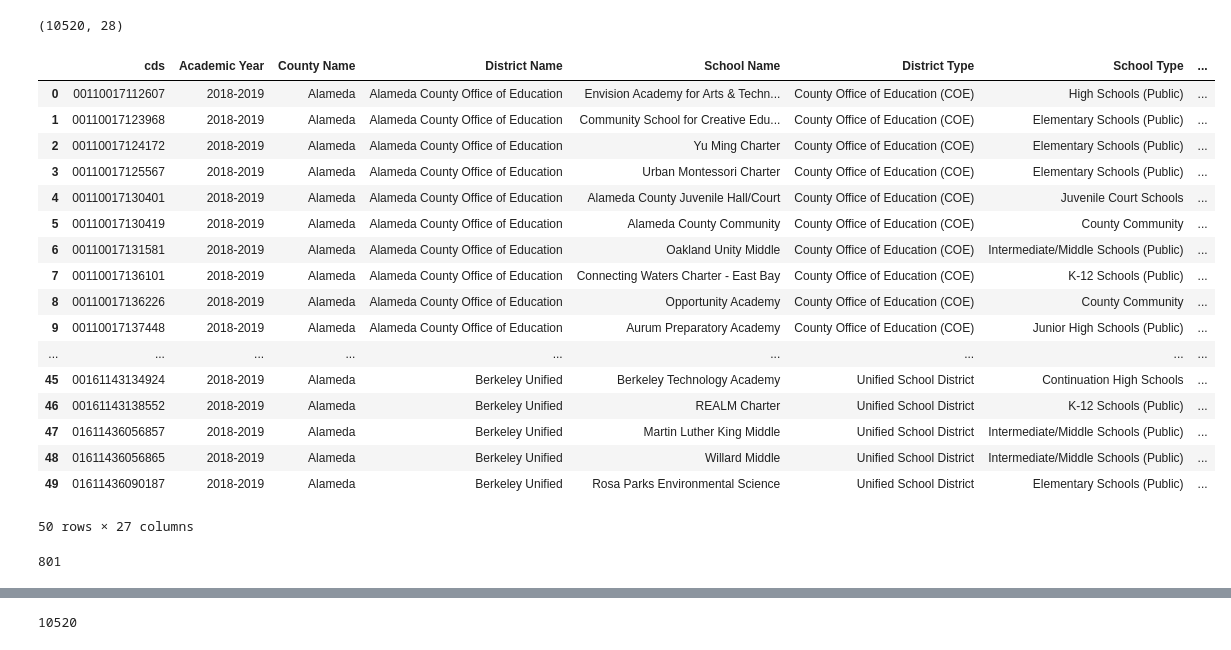
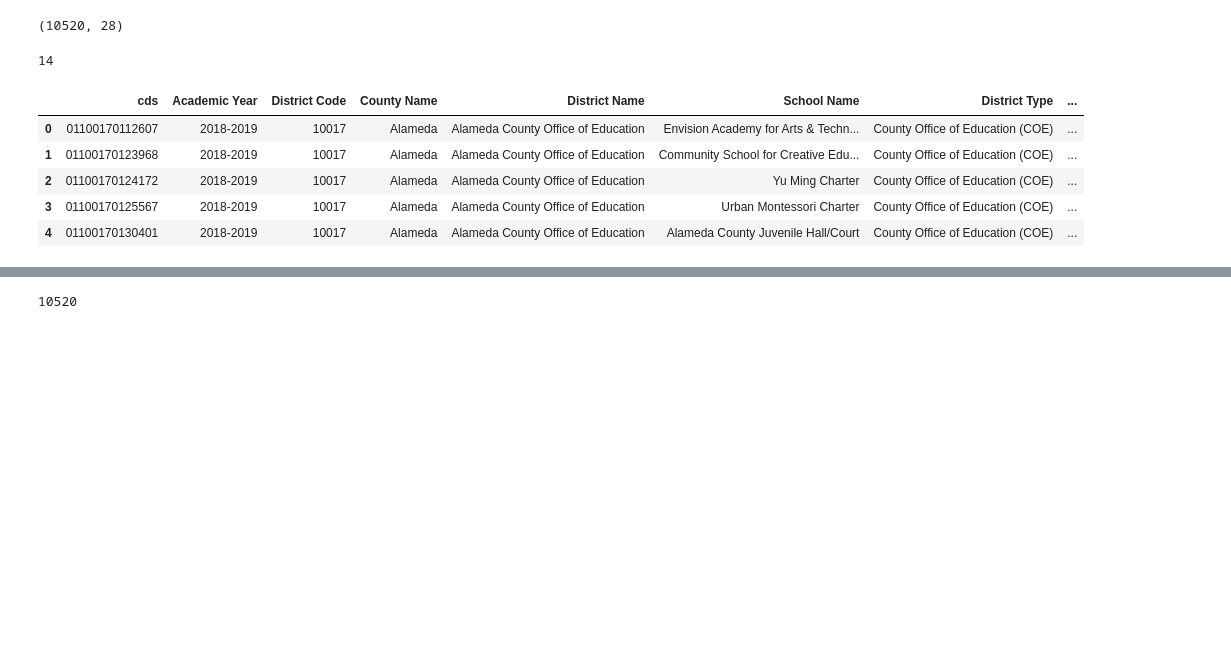
Before and after one commit to fiendskrah/finalcapstone, a Jupyter notebook: project.ipynb, the cells around one changed output, grey strips where cells are left out. Drawn from its saved outputs; the diff is of its cells as text; code cells hidden in the pictures; blank space fills up the shorter version.

```diff
--- a/project.ipynb
+++ b/project.ipynb
@@ -422,46 +480,44 @@ frpm.shape
 (10520, 28)
 # %%
 # renaming important columns
-frpm = frpm.rename(columns={'Percent (%) \nEligible FRPM \n(K-12)': 'percent_eligible_k12_frpm', 'Percent (%) \nEligible Free \n(K-12)': 'percent_eligible_k12_free'})
+frpm = frpm.rename(columns={'Percent (%) \nEligible FRPM \n(K-12)': 'percent_eligible_k12_frpm',
+                            'Percent (%) \nEligible Free \n(K-12)': 'percent_eligible_k12_free',
+                            'Percent (%) \nEligible FRPM \n(Ages 5-17)' : 'percent_eligible_by_age',
+                            'Enrollment \n(Ages 5-17)': 'enrollment_by_age',
+                            'FRPM Count \n(Ages 5-17)': 'frpm_count_by_age',
+                            'Free Meal \nCount \n(K-12)': 'free_count_by_age',
+
+                           })
 # %%
+# creating CDS code
 frpm['County Code'] = frpm['County Code'].astype(str)
+frpm['County Code'] = frpm['County Code'].apply(lambda x: '{0:0>2}'.format(x))
 frpm['District Code'] = frpm['District Code'].astype(str)
 frpm['School Code'] = frpm['School Code'].astype(str)
-# converting to string
+frpm['School Code'] = frpm['School Code'].apply(lambda x: '{0:0>7}'.format(x))
+# converting to strings, adding leading zeroes
 frpm['cds'] = frpm['County Code'] + frpm['District Code'] + frpm['School Code']
 # combining codes
-frpm['cds'] = frpm['cds'].apply(lambda x: '{0:0>14}'.format(x))
-#adding leading zero
+
 col_name1='cds'
 first_col1 = frpm.pop(col_name1)
 frpm.insert(0, col_name1, first_col1)
 # Moving to front
+
 frpm.drop('County Code', axis=1, inplace=True)
-frpm.drop('District Code', axis=1, inplace=True)
+# frpm.drop('District Code', axis=1, inplace=True)
 frpm.drop('School Code', axis=1, inplace=True)
 # dropping split codes
+# %%
+len(frpm['cds'].iloc[10519])
+# %% [output]
+14
 # %%
-frpm.head(50)
+frpm.head()
 # %% [output]
-|  | cds | Academic Year | County Name | District Name | School Name | District Type | School Type | ... |
-| 0 | 00110017112607 | 2018-2019 | Alameda | Alameda County Office of Education | Envision Academy for Arts & Techn... | County Office of Education (COE) | High Schools (Public) | ... |
-| 1 | 00110017123968 | 2018-2019 | Alameda | Alameda County Office of Education | Community School for Creative Edu... | County Office of Education (COE) | Elementary Schools (Public) | ... |
-| 2 | 00110017124172 | 2018-2019 | Alameda | Alameda County Office of Education | Yu Ming Charter | County Office of Education (COE) | Elementary Schools (Public) | ... |
-| 3 | 00110017125567 | 2018-2019 | Alameda | Alameda County Office of Education | Urban Montessori Charter | County Office of Education (COE) | Elementary Schools (Public) | ... |
-| 4 | 00110017130401 | 2018-2019 | Alameda | Alameda County Office of Education | Alameda County Juvenile Hall/Court | County Office of Education (COE) | Juvenile Court Schools | ... |
-| 5 | 00110017130419 | 2018-2019 | Alameda | Alameda County Office of Education | Alameda County Community | County Office of Education (COE) | County Community | ... |
-| 6 | 00110017131581 | 2018-2019 | Alameda | Alameda County Office of Education | Oakland Unity Middle | County Office of Education (COE) | Intermediate/Middle Schools (Public) | ... |
-| 7 | 00110017136101 | 2018-2019 | Alameda | Alameda County Office of Education | Connecting Waters Charter - East Bay | County Office of Education (COE) | K-12 Schools (Public) | ... |
-| 8 | 00110017136226 | 2018-2019 | Alameda | Alameda County Office of Education | Opportunity Academy | County Office of Education (COE) | County Community | ... |
-| 9 | 00110017137448 | 2018-2019 | Alameda | Alameda County Office of Education | Aurum Preparatory Academy | County Office of Education (COE) | Junior High Schools (Public) | ... |
-| ... | ... | ... | ... | ... | ... | ... | ... | ... |
-| 45 | 00161143134924 | 2018-2019 | Alameda | Berkeley Unified | Berkeley Technology Academy | Unified School District | Continuation High Schools | ... |
-| 46 | 00161143138552 | 2018-2019 | Alameda | Berkeley Unified | REALM Charter | Unified School District | K-12 Schools (Public) | ... |
-| 47 | 01611436056857 | 2018-2019 | Alameda | Berkeley Unified | Martin Luther King Middle | Unified School District | Intermediate/Middle Schools (Public) | ... |
-| 48 | 01611436056865 | 2018-2019 | Alameda | Berkeley Unified | Willard Middle | Unified School District | Intermediate/Middle Schools (Public) | ... |
-| 49 | 01611436090187 | 2018-2019 | Alameda | Berkeley Unified | Rosa Parks Environmental Science | Unified School District | Elementary Schools (Public) | ... |
+|  | cds | Academic Year | District Code | County Name | District Name | School Name | District Type | ... |
+| 0 | 01100170112607 | 2018-2019 | 10017 | Alameda | Alameda County Office of Education | Envision Academy for Arts & Techn... | County Office of Education (COE) | ... |
+| 1 | 01100170123968 | 2018-2019 | 10017 | Alameda | Alameda County Office of Education | Community School for Creative Edu... | County Office of Education (COE) | ... |
+| 2 | 01100170124172 | 2018-2019 | 10017 | Alameda | Alameda County Office of Education | Yu Ming Charter | County Office of Education (COE) | ... |
+| 3 | 01100170125567 | 2018-2019 | 10017 | Alameda | Alameda County Office of Education | Urban Montessori Charter | County Office of Education (COE) | ... |
+| 4 | 01100170130401 | 2018-2019 | 10017 | Alameda | Alameda County Office of Education | Alameda County Juvenile Hall/Court | County Office of Education (COE) | ... |
-50 rows × 27 columns
-# %%
-frpm['cds'].str.startswith('00').sum()
-# %% [output]
-801
```
Also changed, not shown: parts of 28 cells of this notebook, 1 other file.
